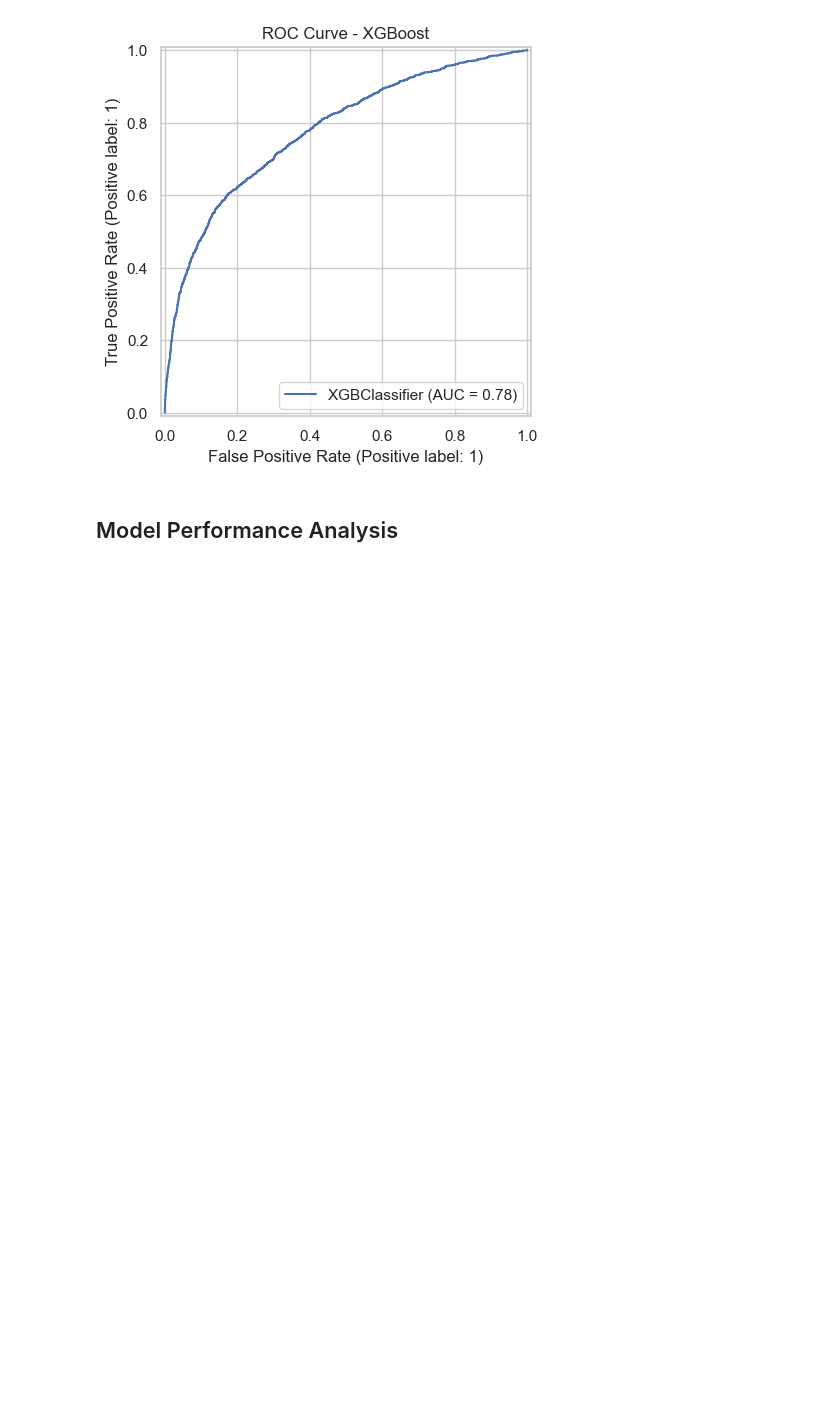
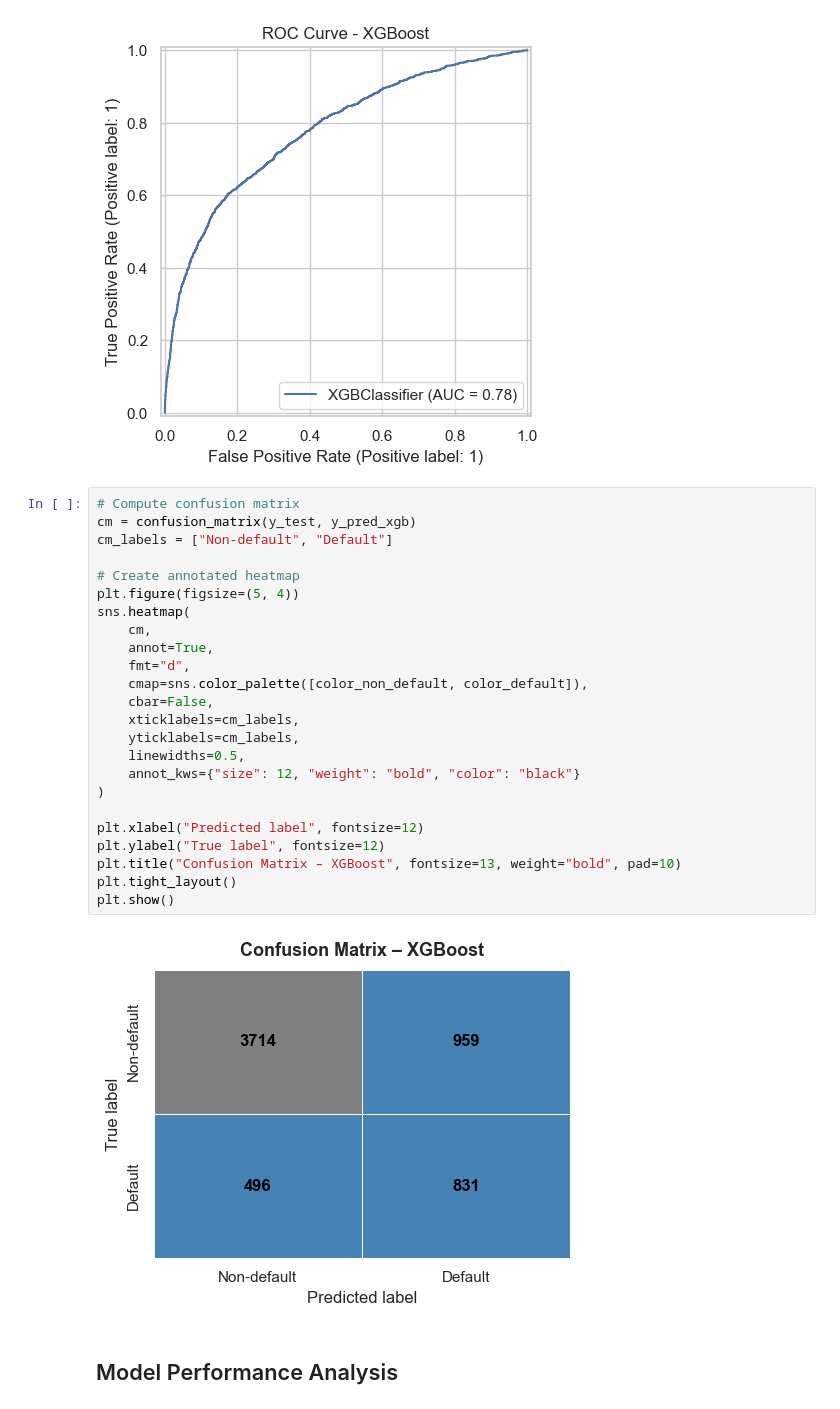
Before and after one commit to seue24/Risk-Management, a Jupyter notebook: QRM_Notebook.ipynb, the cells around one changed output. Saved outputs shown, nothing was run; the diff lists cells and outputs as text; blank space fills up the shorter version.

```diff
--- a/QRM_Notebook.ipynb
+++ b/QRM_Notebook.ipynb
@@ -937,6 +937,32 @@ Confusion Matrix:
  [[3714  959]
  [ 496  831]]
 [figure]
+# %%
+# Compute confusion matrix
+cm = confusion_matrix(y_test, y_pred_xgb)
+cm_labels = ["Non-default", "Default"]
+
+# Create annotated heatmap
+plt.figure(figsize=(5, 4))
+sns.heatmap(
+    cm,
+    annot=True,
+    fmt="d",
+    cmap=sns.color_palette([color_non_default, color_default]),
+    cbar=False,
+    xticklabels=cm_labels,
+    yticklabels=cm_labels,
+    linewidths=0.5,
+    annot_kws={"size": 12, "weight": "bold", "color": "black"}
+)
+
+plt.xlabel("Predicted label", fontsize=12)
+plt.ylabel("True label", fontsize=12)
+plt.title("Confusion Matrix – XGBoost", fontsize=13, weight="bold", pad=10)
+plt.tight_layout()
+plt.show()
+# %% [output]
+[figure, added]
 # %% [markdown]
 ## Model Performance Analysis
 # %%
```
Also changed, not shown: parts of 2 cells of this notebook.
